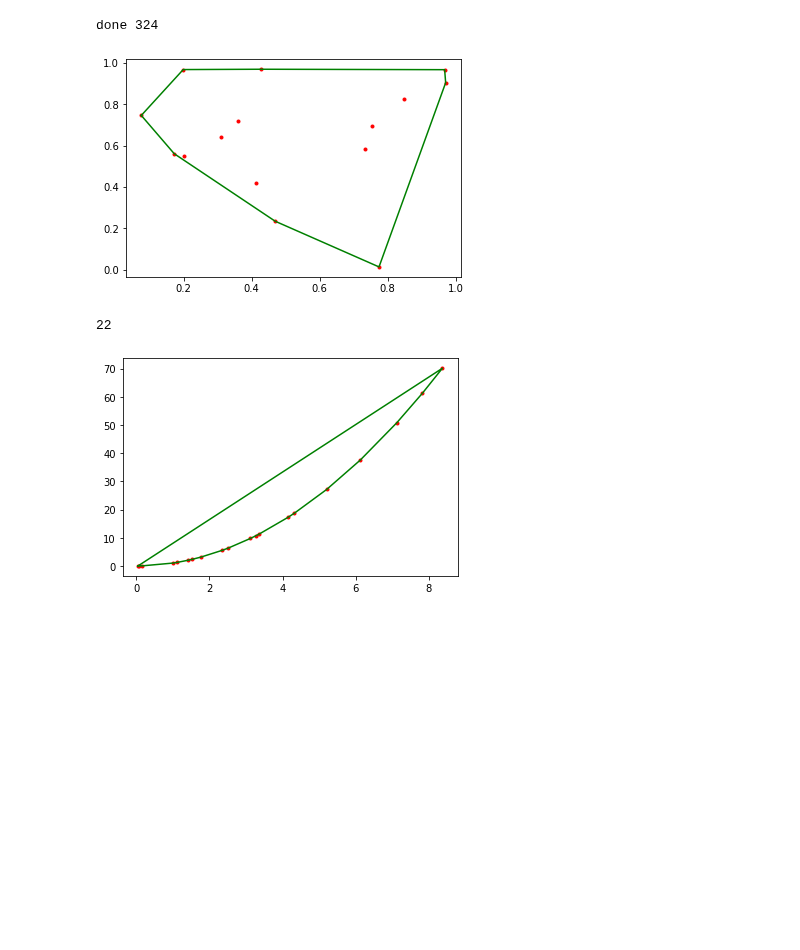
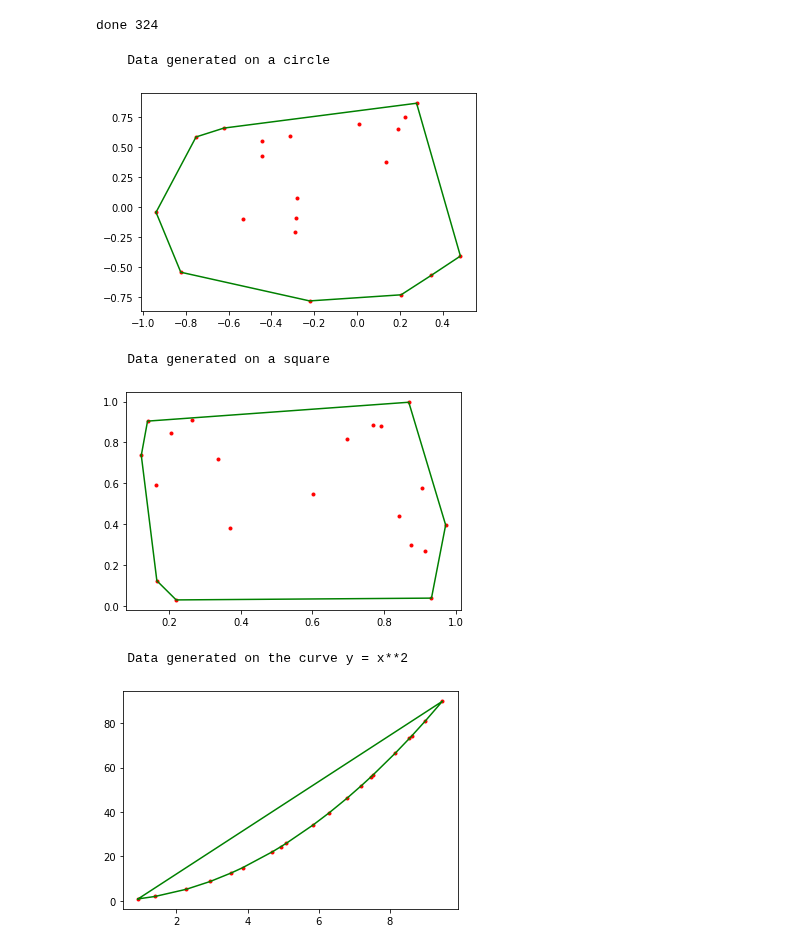
Before and after one commit to Nimakii/etkortnavn, a Jupyter notebook: handin2/CG-w2.ipynb, the cells around one changed output. Cells and saved outputs as stored; diff of their text form; code cells hidden in the pictures; blank space fills up the shorter version.

```diff
--- a/handin2/CG-w2.ipynb
+++ b/handin2/CG-w2.ipynb
@@ -67,39 +124,32 @@ done 324
 # %%
-import random
+"""
+Part A Graham's Scan
+"""
 
-def convex_hull(pointss):
+def INC_CH(pointss):
+    """
+    Graham's Scan
+    """
     points = sorted(pointss)
     upper = points[0:2]
     for p in points[2:]:
-        while len(upper)>=2 and left_turn1(upper[-2], upper[-1], p):
+        while len(upper)>=2 and left_turn(upper[-2], upper[-1], p):
             upper.pop()
         upper.append(p)
     points.reverse()
     lower = points[0:2]
     for p in points[2:]:
-        while len(lower)>=2 and left_turn1(lower[-2], lower[-1], p):
+        while len(lower)>=2 and left_turn(lower[-2], lower[-1], p):
             lower.pop()
         lower.append(p)
     return upper + lower
 
-def plot(random_points,ch):
-    plt.plot(*list(zip(*random_points)),"r.")
-    plt.plot(*list(zip(*ch)),"g-")
-
-n = 15
-random_points = [ (random.uniform(0, 1),random.uniform(0, 1)) for i in range(n) ]
-ch = convex_hull(random_points)
-plot(random_points,ch)
+test_convex_hull(INC_CH,20)
 # %% [output]
+    Data generated on a circle
-[figure, old version]
+[figure, new version]
+    Data generated on a square
+[figure, added]
+    Data generated on the curve y = x**2
+[figure, added]
-# %%
-n = 20
-x,y = poly_test(n)
-random_points = list(zip(x,y))
-ch = convex_hull(random_points)
-plot(random_points,ch)
-print(len(ch))
-# %% [output]
-22
-[figure, removed]
 # %%
```
Also changed, not shown: parts of 3 cells of this notebook.
